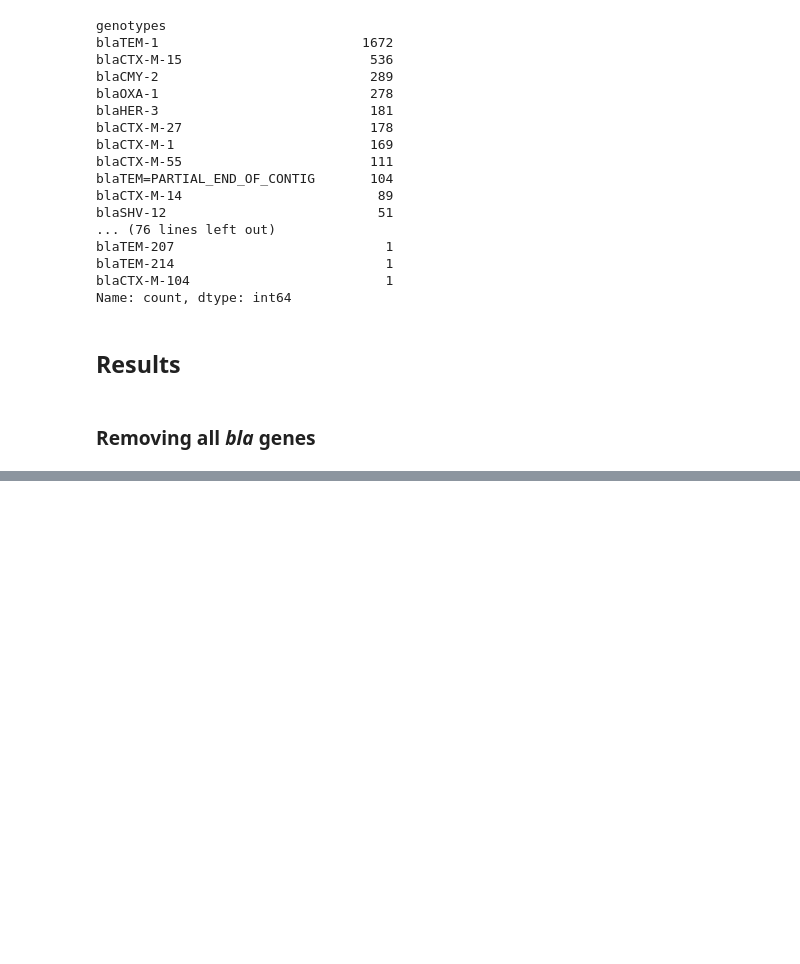
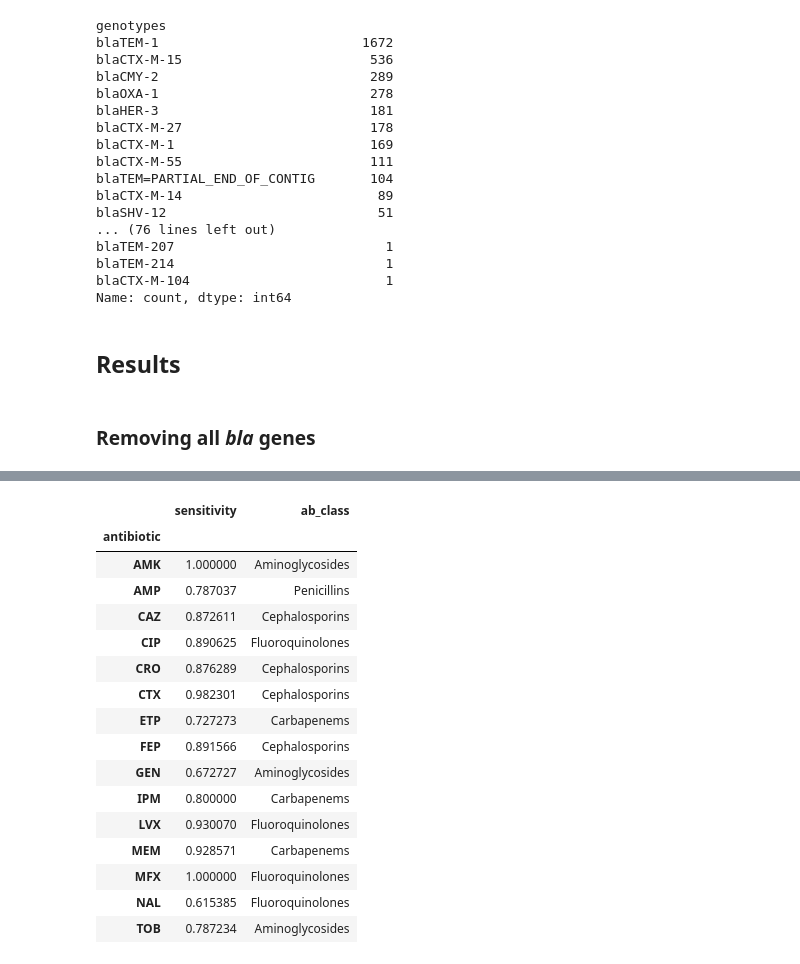
Before and after one commit to jespeols/ARFusion, a Jupyter notebook: data_vis.ipynb, the cells around one changed output, grey strips where cells are left out. Drawn from its saved outputs; the diff is of its cells as text; code cells hidden in the pictures; blank space fills up the shorter version.

Commit message:
updated results analysis

```diff
--- a/data_vis.ipynb
+++ b/data_vis.ipynb
@@ -621,4 +621,6 @@ Name: count, dtype: int64
 # %% [markdown]
 ### Removing all *bla* genes
 # %%
-results = pd.read_pickle(os.path.join(BASE_DIR, 'results', 'MM', 'gene_removal', 'test', 'CV_results.pkl'))
+exp_folder = '2024_03_16'
+save_results = False
+results = pd.read_pickle(os.path.join(BASE_DIR, 'results', 'MM', exp_folder, 'FT_noPT_0.75_0.75', 'CV_results.pkl'))
@@ -643,0 +627,26 @@ results['ab_stats'][0]
+# %%
+abbr_to_class = config['data']['antibiotics']['abbr_to_class']
+ab_stats_list = results['ab_stats']
+for ab_stats in ab_stats_list:
+    ab_stats['ab_class'] = ab_stats['antibiotic'].map(abbr_to_class)
+ab_stats_list = [ab_stats.set_index('antibiotic') for ab_stats in ab_stats_list]
+# %%
+ab_stats_list[0][['sensitivity', 'ab_class']]
+# %% [output]
+|  | sensitivity | ab_class |
+| antibiotic |  |  |
+| AMK | 1.000000 | Aminoglycosides |
+| AMP | 0.787037 | Penicillins |
+| CAZ | 0.872611 | Cephalosporins |
+| CIP | 0.890625 | Fluoroquinolones |
+| CRO | 0.876289 | Cephalosporins |
+| CTX | 0.982301 | Cephalosporins |
+| ETP | 0.727273 | Carbapenems |
+| FEP | 0.891566 | Cephalosporins |
+| GEN | 0.672727 | Aminoglycosides |
+| IPM | 0.800000 | Carbapenems |
+| LVX | 0.930070 | Fluoroquinolones |
+| MEM | 0.928571 | Carbapenems |
+| MFX | 1.000000 | Fluoroquinolones |
+| NAL | 0.615385 | Fluoroquinolones |
+| TOB | 0.787234 | Aminoglycosides |
```
Also changed, not shown: parts of 1 cell of this notebook, 2 other files.
